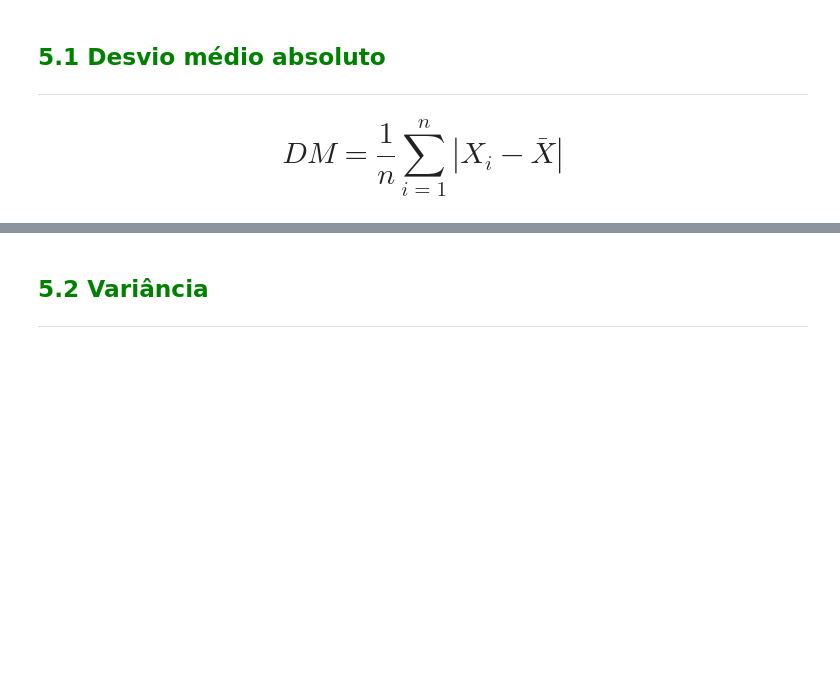
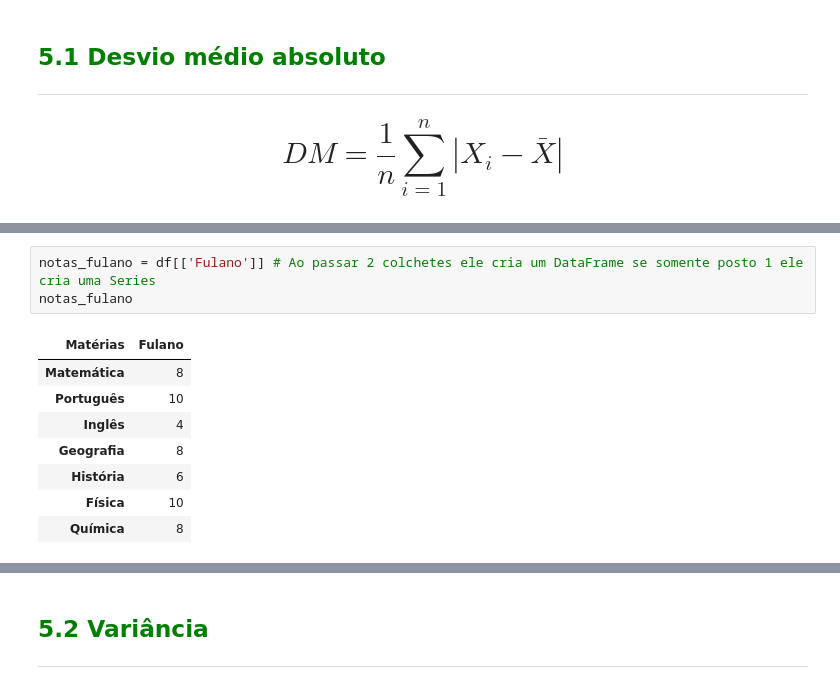
Before and after one commit to undevalmeida/Python, a Jupyter notebook: Estatística com Python/Frequência e Medidas/Curso_de_Estatística_Parte_1.ipynb, the cells around one changed output, grey strips where cells are left out. Cells and saved outputs as stored; diff of their text form; blank space fills up the shorter version.

```diff
--- a/Estatística com Python/Frequência e Medidas/Curso_de_Estatística_Parte_1.ipynb
+++ b/Estatística com Python/Frequência e Medidas/Curso_de_Estatística_Parte_1.ipynb
@@ -1016,0 +1036,12 @@ Embora as medidas de posição forneçam uma sumarização bastante importante d
+# %%
+notas_fulano = df[['Fulano']] # Ao passar 2 colchetes ele cria um DataFrame se somente posto 1 ele cria uma Series
+notas_fulano
+# %% [output]
+| Matérias | Fulano |
+| Matemática | 8 |
+| Português | 10 |
+| Inglês | 4 |
+| Geografia | 8 |
+| História | 6 |
+| Física | 10 |
+| Química | 8 |
```
Also changed, not shown: parts of 8 cells of this notebook.
